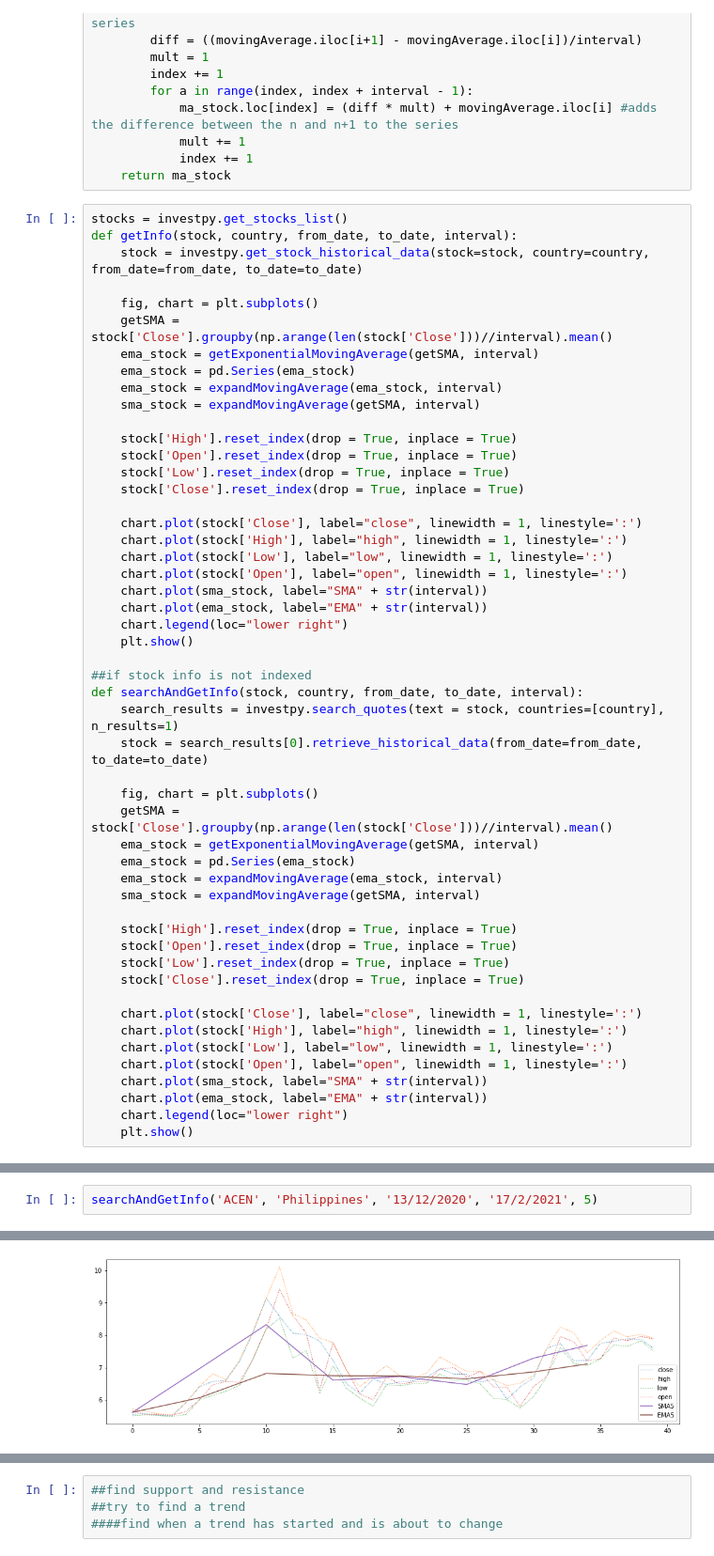
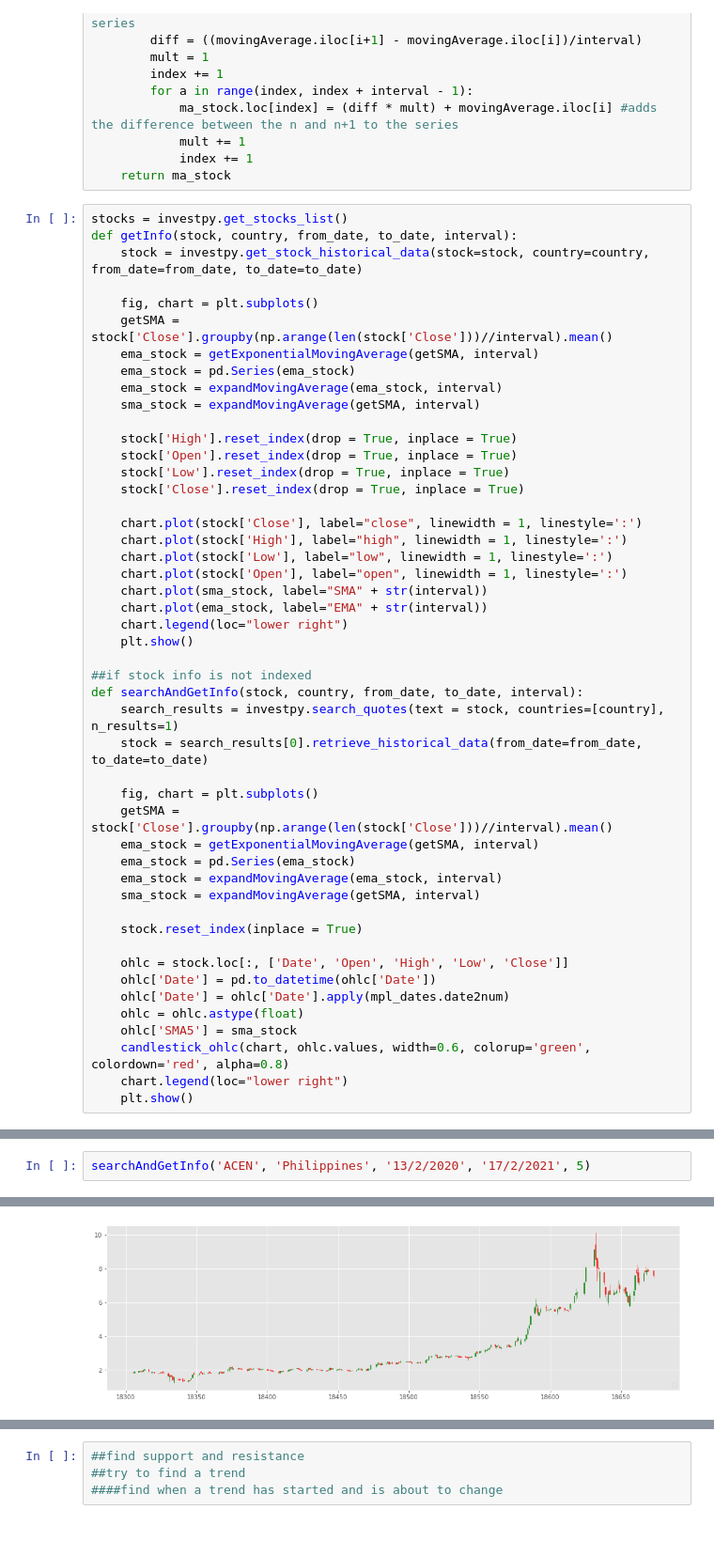
Before and after one commit to ryanperezx/PH-Stock-Market-Prediction, a Jupyter notebook: stock-market-prediction.ipynb, the cells around one changed output, grey strips where cells are left out. Shown: that part at 94% size. Drawn from its saved outputs; the diff is of its cells as text.

Commit message:
Update stock-market-prediction.ipynb
Changed from line chart to candlestick chart for better visualization

```diff
--- a/stock-market-prediction.ipynb
+++ b/stock-market-prediction.ipynb
@@ -65,17 +68,14 @@ def searchAndGetInfo(stock, country, from_date, to_date, interval):
     ema_stock = expandMovingAverage(ema_stock, interval)
     sma_stock = expandMovingAverage(getSMA, interval)
 
-    stock['High'].reset_index(drop = True, inplace = True)
-    stock['Open'].reset_index(drop = True, inplace = True)
-    stock['Low'].reset_index(drop = True, inplace = True)
-    stock['Close'].reset_index(drop = True, inplace = True)
+    stock.reset_index(inplace = True)
 
-    chart.plot(stock['Close'], label="close", linewidth = 1, linestyle=':')
-    chart.plot(stock['High'], label="high", linewidth = 1, linestyle=':')
-    chart.plot(stock['Low'], label="low", linewidth = 1, linestyle=':')
-    chart.plot(stock['Open'], label="open", linewidth = 1, linestyle=':')
-    chart.plot(sma_stock, label="SMA" + str(interval))
-    chart.plot(ema_stock, label="EMA" + str(interval))
+    ohlc = stock.loc[:, ['Date', 'Open', 'High', 'Low', 'Close']]
+    ohlc['Date'] = pd.to_datetime(ohlc['Date'])
+    ohlc['Date'] = ohlc['Date'].apply(mpl_dates.date2num)
+    ohlc = ohlc.astype(float)
+    ohlc['SMA5'] = sma_stock
+    candlestick_ohlc(chart, ohlc.values, width=0.6, colorup='green', colordown='red', alpha=0.8)
     chart.legend(loc="lower right")
     plt.show()
 # %%
@@ -85,3 +85,3 @@ getInfo('FMETF','philippines', '13/2/2020', '17/2/2021', 5)
 # %%
-searchAndGetInfo('ACEN', 'Philippines', '13/12/2020', '17/2/2021', 5)
+searchAndGetInfo('ACEN', 'Philippines', '13/2/2020', '17/2/2021', 5)
 # %% [output]
@@ -88,2 +89,2 @@ searchAndGetInfo('ACEN', 'Philippines', '13/12/2020', '17/2/2021', 5)
-[figure, old version]
+[figure, new version]
 # %%
```
Also changed, not shown: parts of 5 cells of this notebook.
